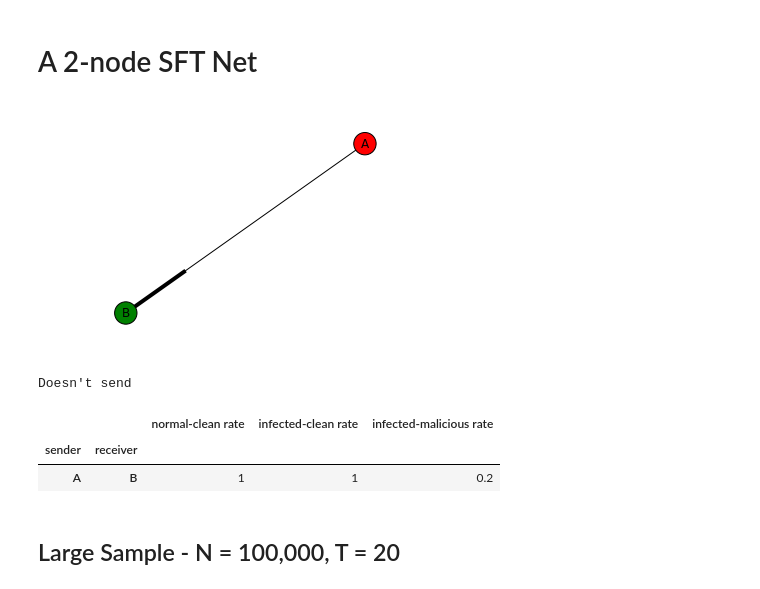
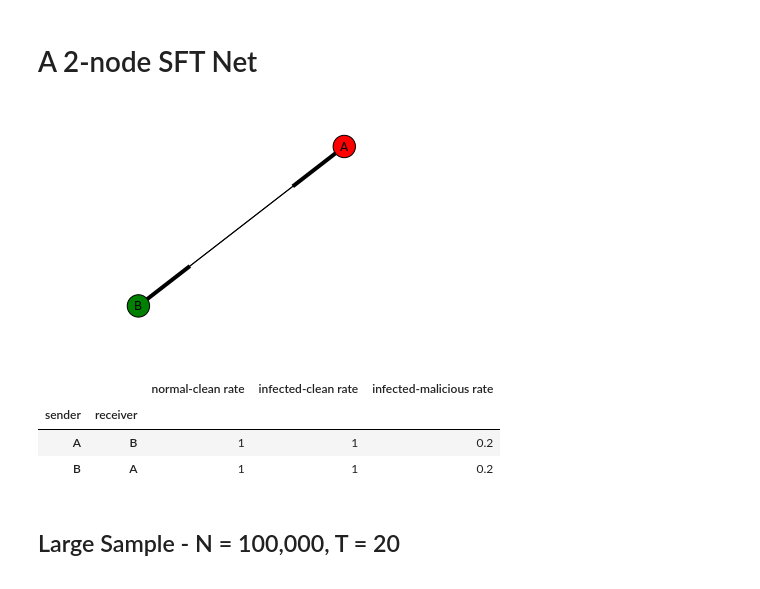
Before and after one commit to j-grana6/SFT-Nets, a Jupyter notebook: python/unbiased_mc.ipynb, the cells around one changed output. Saved outputs shown, nothing was run; the diff lists cells and outputs as text; code cells hidden in the pictures.

```diff
--- a/python/unbiased_mc.ipynb
+++ b/python/unbiased_mc.ipynb
@@ -24,23 +24,26 @@ s0 = {'A':'infected','B':'normal'}
 # %%
 G02 = nx.DiGraph()
 G02.add_nodes_from(s0.keys())
 G02.add_edge('A','B')
-G02['A']['B']['normal_clean'] = G2['A']['B']['infected_clean'] = 1
+G02.add_edge('B','A')
+G02['A']['B']['normal_clean'] = G02['A']['B']['infected_clean'] = 1
 G02['A']['B']['infected_mal'] = .2
+G02['B']['A']['normal_clean'] = G02['B']['A']['infected_clean'] = 1
+G02['B']['A']['infected_mal'] = .2
 nx.draw_networkx(G02,nx.spring_layout(G02),node_size = 500,node_color = ['r','g'])
 plt.axis('off')
 plt.show()
 # %% [output]
-[figure, old version]
+[figure, new version]
 # %%
-rates = gen_trans_frame(net2)
+rates = gen_trans_frame(net02)
 ix = rates['normal-clean rate'] > 0
 HTML(rates[ix].to_html())
 # %% [output]
-Doesn't send
 |  |  | normal-clean rate | infected-clean rate | infected-malicious rate |
 | sender | receiver |  |  |  |
 | A | B | 1 | 1 | 0.2 |
+| B | A | 1 | 1 | 0.2 |
 # %% [markdown]
 ## Large Sample - N = 100,000, T = 20
 # %% [markdown]
```
Also changed, not shown: parts of 59 cells of this notebook.
